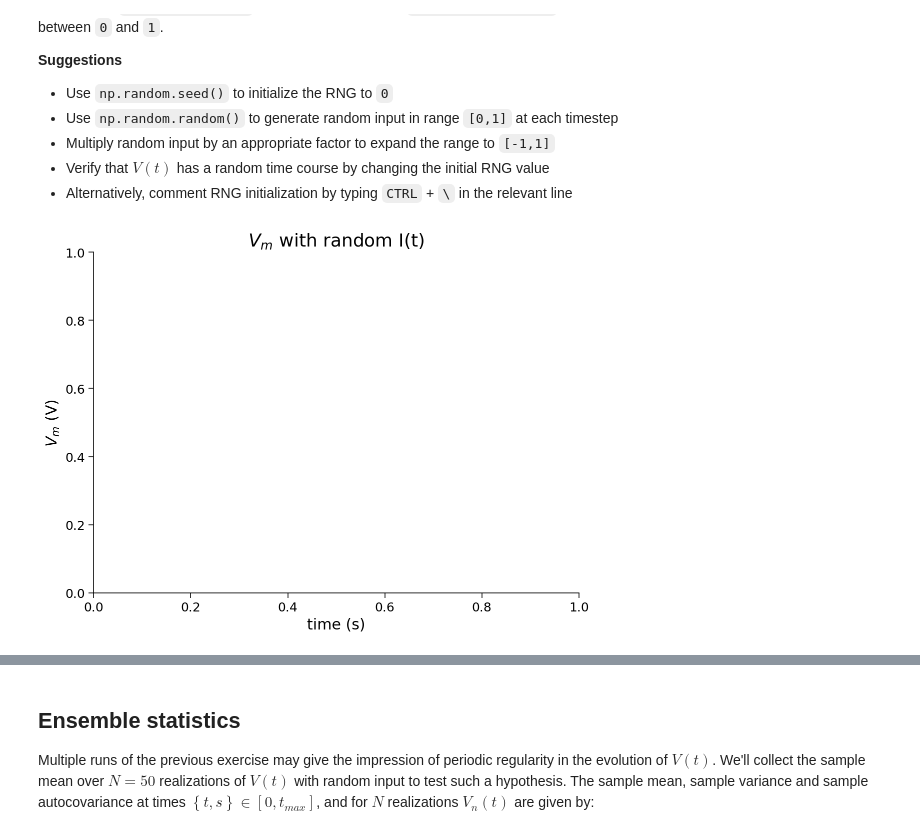
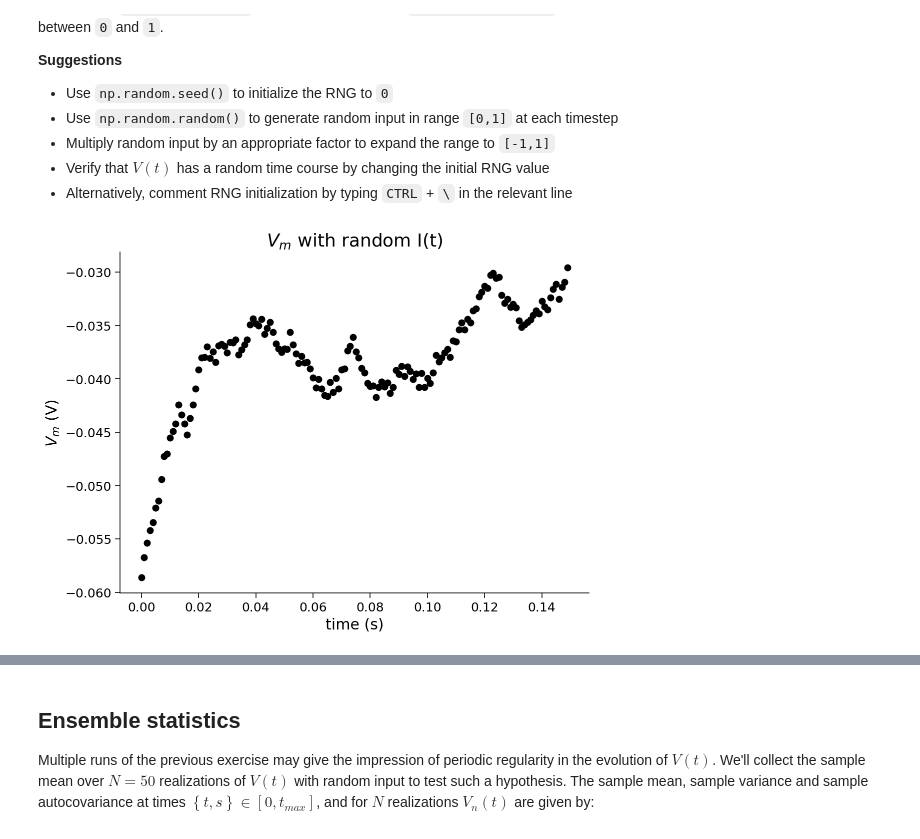
Before and after one commit to jingxlim/course-content, a Jupyter notebook: tutorials/W0D1_PythonWorkshop1/student/W0D1_Tutorial1.ipynb, the cells around one changed output, grey strips where cells are left out. Saved outputs shown, nothing was run; the diff lists cells and outputs as text; code cells hidden in the pictures.

```diff
--- a/tutorials/W0D1_PythonWorkshop1/student/W0D1_Tutorial1.ipynb
+++ b/tutorials/W0D1_PythonWorkshop1/student/W0D1_Tutorial1.ipynb
@@ -320,11 +371,24 @@ Plot the values of $I(t)$ between $t=0$ and $t=0.024$.
 step_end = 25
 
 # initialize the figure
-plt.figure()
+fig, ax = plt.subplots()
+ax1 = ax.twinx()
 
 # loop for step_end steps
 for step in range(step_end):
   t = step * dt
 
   # --> insert your code here
+  # calculate current input
+  i = i_mean * (1 + np.sin( ((2*np.pi) / 0.01) * t))
+
+  # calculate membrane potential
+  V = (el - v + r*i) * dt/tau + v
+  v = V ## update membrane potential
+
+  # ax.plot(t, v, color='r', marker='o')
+  ax1.plot(t, i, color='k', marker='o')
+
+ax.set_title('Synaptic input $I[t]$')
+plt.show()
 # %% [output]
@@ -347,6 +411,7 @@ Plot the values of $V(t)$ between $t=0$ and $t=t_{max}$.
 # initialize step_end and v
 # step_end = ... # insert your code here
 v = el
+step_end = int(t_max / dt)
 
 # initialize the figure
 plt.figure()
@@ -359,4 +424,14 @@ for step in range(step_end):
   t = step * dt
 
   # --> insert your code here
+  # calculate current input
+  i = i_mean * (1 + np.sin( ((2*np.pi) / 0.01) * t))
+
+  # calculate membrane potential
+  V = (el - v + r*i) * dt/tau + v
+  v = V ## update membrane potential
+
+  plt.plot(t, v, color='k', marker='o')
+
+plt.show()
 # %% [output]
@@ -398,25 +473,38 @@ The function `np.random.seed()` initializes the RNG, and `np.random.random()` ge
 # %%
 # Exercise 7
 # set random number generator
-np.random.seed(2020)
+np.random.seed(0)
+
 
 # initialize step_end and v
 step_end = int(t_max / dt)
 v = el
 
 # initialize the figure
 plt.figure()
 plt.title('$V_m$ with random I(t)')
 plt.xlabel('time (s)')
 plt.ylabel(r'$V_m$ (V)')
 
 # loop for step_end steps
 for step in range(step_end):
   t = step * dt
 
   # --> insert your code here
+  E = np.random.uniform(low=-1, high=1)
+
+  # calculate current input
+  i = i_mean * (1 + 0.1*np.sqrt(t_max/dt)*E)
+
+  # calculate membrane potential
+  V = (el - v + r*i) * dt/tau + v
+  v = V ## update membrane potential
+
+  plt.plot(t, v, color='k', marker='o')
+
+plt.show()
 # %% [output]
-[figure, old version]
+[figure, new version]
 # %% [markdown]
 [*Click for solution*](https://github.com/NeuromatchAcademy/course-content/tree/master//tutorials/W0D1_PythonWorkshop1/solutions/W0D1_Tutorial1_Solution_695309c2.py)
 
```
Also changed, not shown: parts of 6 cells of this notebook.
